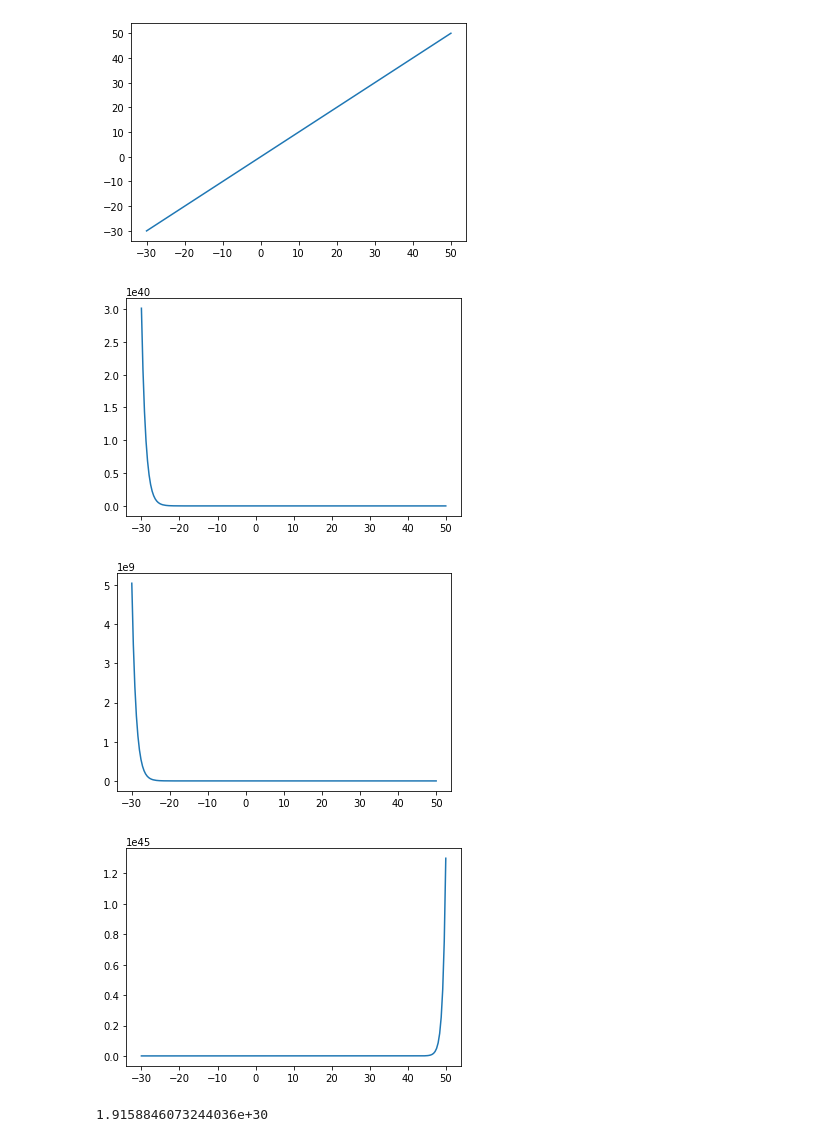
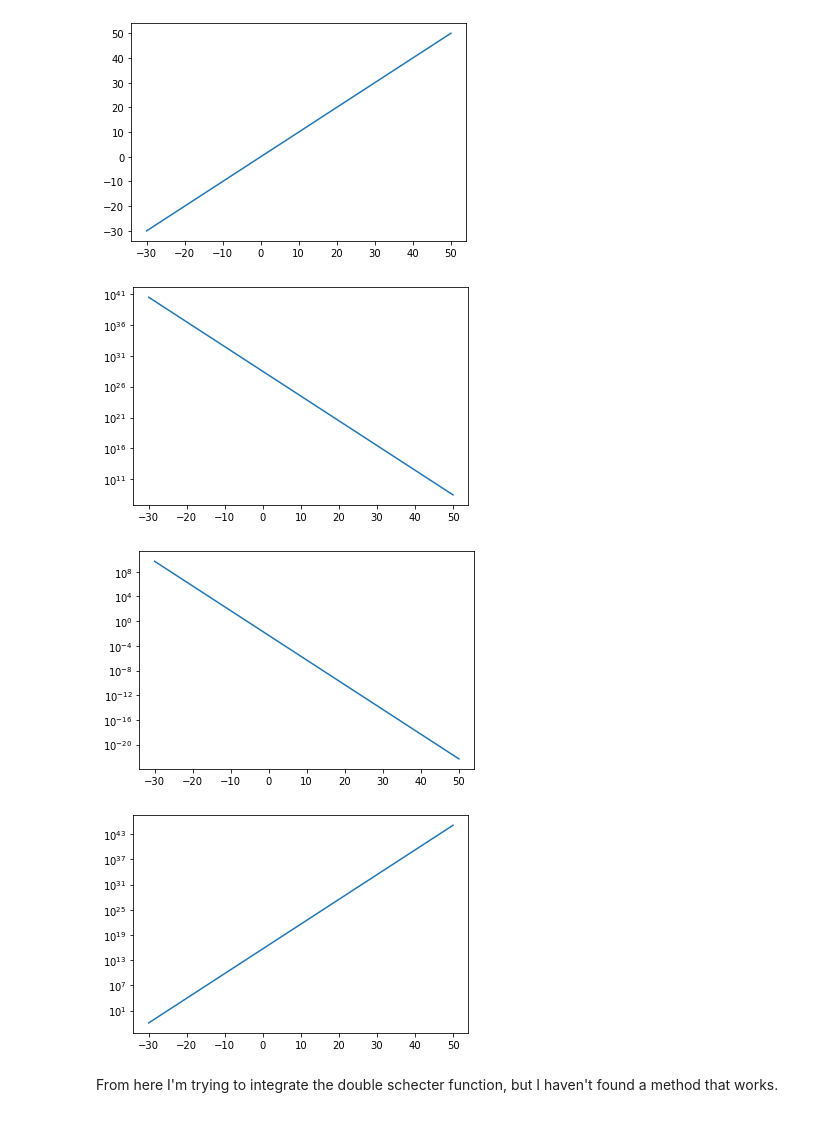
Before and after one commit to gottomo/cosmogalaxies, a Jupyter notebook: Magnitude_and_Schechter.ipynb, the cells around one changed output. Cells and saved outputs as stored; diff of their text form; code cells hidden in the pictures.

```diff
--- a/Magnitude_and_Schechter.ipynb
+++ b/Magnitude_and_Schechter.ipynb
@@ -176,29 +218,38 @@ plt.show()
 # %% [output]
 [figure]
 # %%
-Luminosities = LumFromMagnitude(AbsoluteMagnitudes)
+# Luminosities = LumFromMagnitude(AbsoluteMagnitudes)
 
-plt.plot(MagArray, Luminosities)
-plt.show()
+# plt.plot(MagArray, Luminosities)
+# plt.yscale("Log")
+# plt.show()
 # %% [output]
-[figure, old version]
+[figure, new version]
 # %%
-Masses = MassFromLum(Luminosities)
-plt.plot(MagArray, Masses)
-plt.show()
+# Masses = MassFromLum(Luminosities)
+# plt.plot(MagArray, Masses)
+# plt.yscale("Log")
+# plt.show()
 # %% [output]
-[figure, old version]
+[figure, new version]
 # %%
 # Schechter distribution of magnitudes
 
-Density = DoubleSchechterDiffVec(CanonicalSchechter[0], CanonicalSchechter[1], CanonicalSchechter[2], \
-                                 CanonicalSchechter[3], CanonicalSchechter[4], MassFromLum(LumFromMagnitude(
-    AbsMagFromMag(MagArray, DistanceModulus(0.5, LCDM[0], LCDM[1], LCDM[2], wBasic[0], wBasic[1]), 0))))
+# Not showing expected behaviour!!!!!!!!!!!!!!!!!!!!!!!!!!!!!!!!!!!!!!!!!!!!!!!!!!!!!!!!!!!!!!!!!!!!!!!
 
-plt.plot(MagArray, Density)
-plt.show()
+# Density = DoubleSchechterDiffVec(CanonicalSchechter[0], CanonicalSchechter[1], CanonicalSchechter[2], \
+#                                  CanonicalSchechter[3], CanonicalSchechter[4], MassFromLum(LumFromMagnitude(
+#     AbsMagFromMag(MagArray, DistanceModulus(0.5, LCDM[0], LCDM[1], LCDM[2], wBasic[0], wBasic[1]), 0))))
+
+# plt.plot(MagArray, Density)
+# plt.yscale("Log")
+# plt.show()
+
+# Should be curve
 # %% [output]
-[figure, old version]
+[figure, new version]
+# %% [markdown]
+From here I'm trying to integrate the double schecter function, but I haven't found a method that works.
 # %%
 def DensityAtZ(Phi1, Phi2, a1, a2, MassStar, z, OmeM, OmeCos, OmeK, w0, w1):
     integral = integrate.quad(lambda M: DoubleSchechterDiffVec(Phi1, Phi2, a1, a2, MassStar, MassFromLum(LumFromMagnitude
@@ -207,6 +316,6 @@ def DensityAtZ(Phi1, Phi2, a1, a2, MassStar, z, OmeM, OmeCos, OmeK, w0, w1):
 # %%
-print(DensityAtZ(CanonicalSchechter[0], CanonicalSchechter[1], CanonicalSchechter[2], CanonicalSchechter[3], CanonicalSchechter[4],
- 0.5, LCDM[0], LCDM[1], LCDM[2], wBasic[0], wBasic[1]))
+# print(DensityAtZ(CanonicalSchechter[0], CanonicalSchechter[1], CanonicalSchechter[2], CanonicalSchechter[3], CanonicalSchechter[4],
+#  np.array([0.5, 2, 3, 4, 5]), LCDM[0], LCDM[1], LCDM[2], wBasic[0], wBasic[1]))
 
 # One value of density at a disance z = 0.5 gives a runtime error. Must resolve this as need to calculate full spectrum
 # of different z values.
@@ -214,5 +323,3 @@ print(DensityAtZ(CanonicalSchechter[0], CanonicalSchechter[1], CanonicalSchechte
 # Also; 1.9 * 10^30 seems unnecessarily big? But this may also be because of the units of different quantities going
 # into functions; as the luminosity to mass function is very much just a dummy function at the moment, haven't
 # concentrated too much on units, concentrated on behaviour instead.
-# %% [output]
-1.9158846073244036e+30
```
Also changed, not shown: parts of 24 cells of this notebook.
